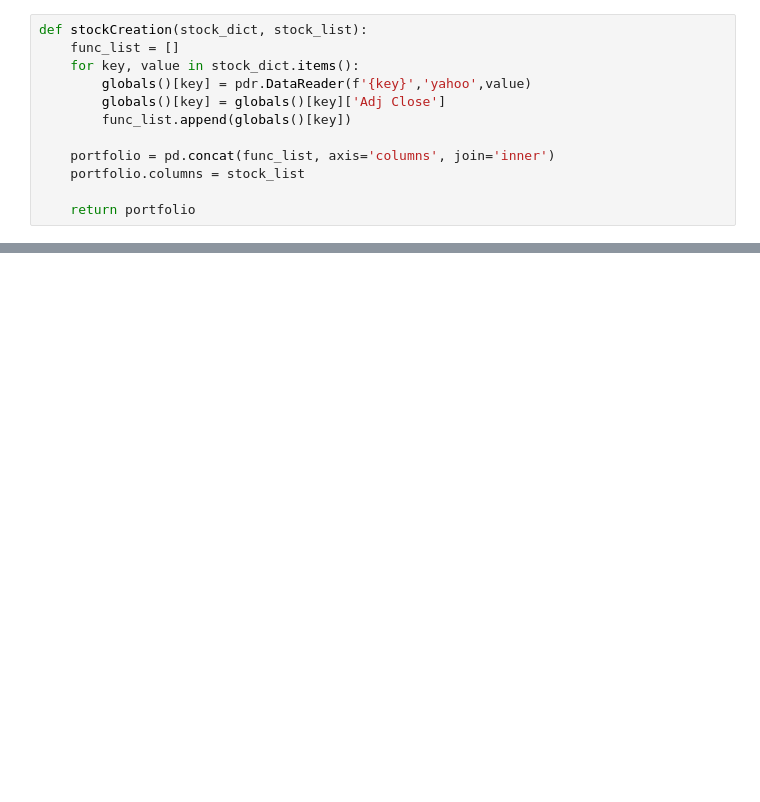
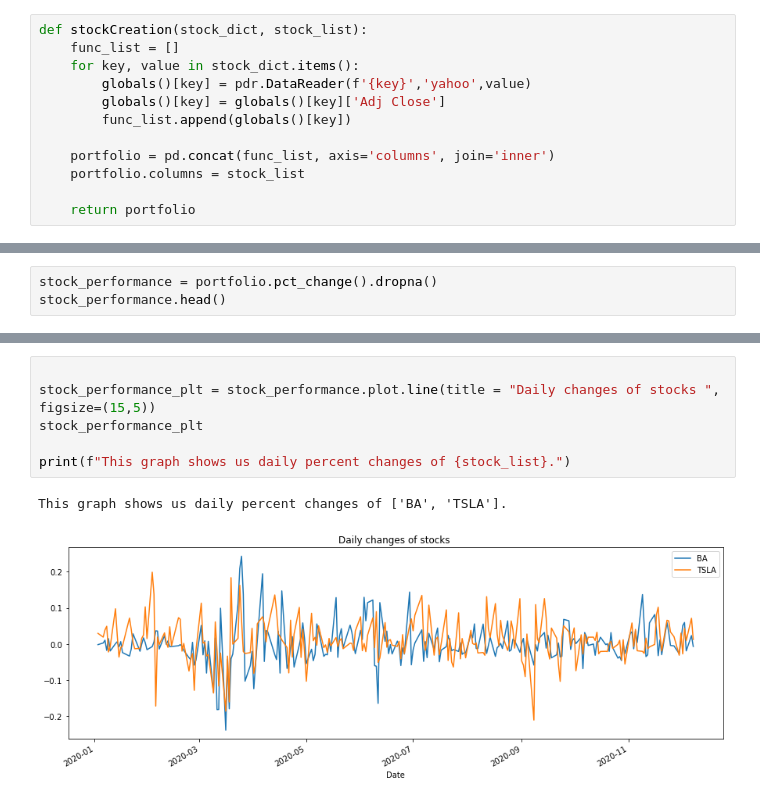
Before and after one commit to GregoryRash6/Custom_Portfolio_Analysis, a Jupyter notebook: yahya.ipynb, the cells around one changed output, grey strips where cells are left out. Saved outputs shown, nothing was run; the diff lists cells and outputs as text; blank space fills up the shorter version.

```diff
--- a/yahya.ipynb
+++ b/yahya.ipynb
@@ -67,0 +79,3 @@ SyntaxError: invalid syntax (<ipython-input-1-b6c60999f3ca>, line 1)
+# %%
+stock_performance = portfolio.pct_change().dropna()
+stock_performance.head()
@@ -67,0 +90,9 @@ SyntaxError: invalid syntax (<ipython-input-1-b6c60999f3ca>, line 1)
+# %%
+
+stock_performance_plt = stock_performance.plot.line(title = "Daily changes of stocks ", figsize=(15,5))
+stock_performance_plt
+
+print(f"This graph shows us daily percent changes of {stock_list}.")
+# %% [output]
+This graph shows us daily percent changes of ['BA', 'TSLA'].
+[figure, added]
```
Also changed, not shown: parts of 12 cells of this notebook.
